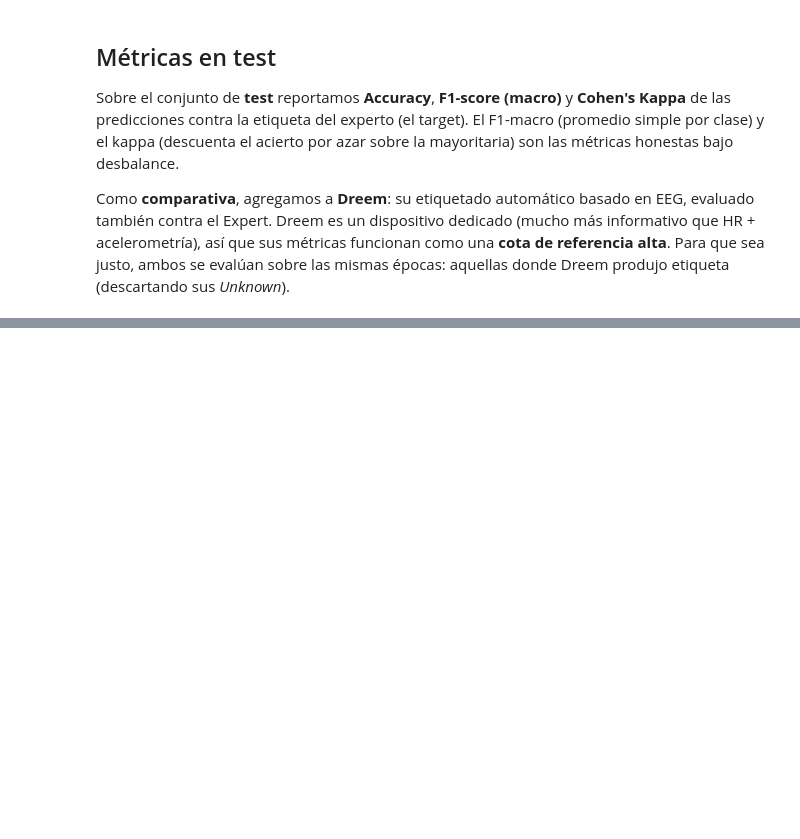
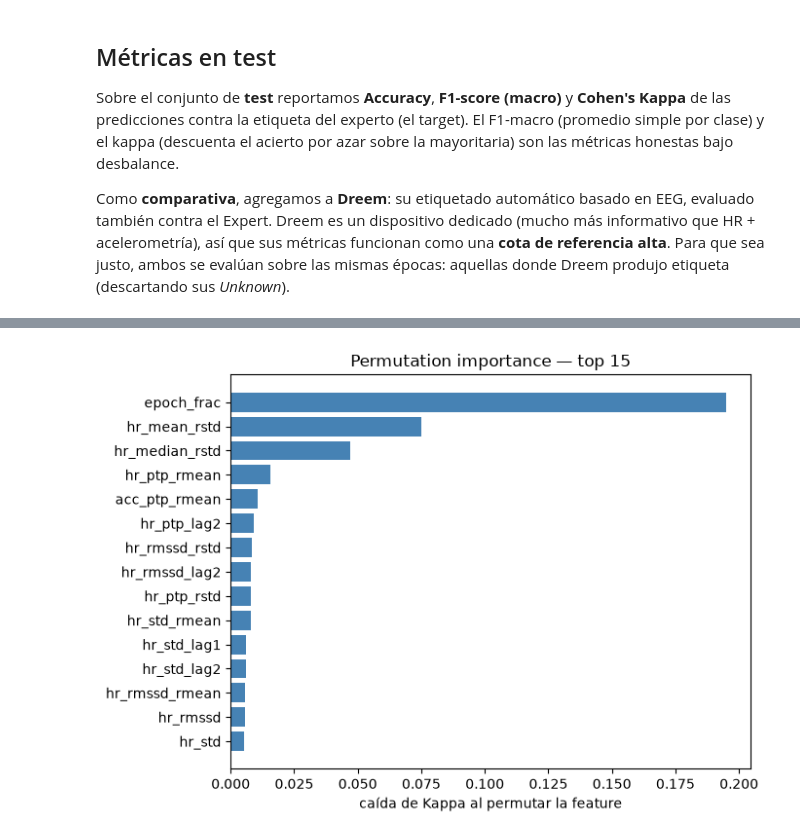
Before and after one commit to agus-pereyra/proyecto-final-ml, a Jupyter notebook: notebooks/MLP.ipynb, the cells around one changed output, grey strips where cells are left out. Saved outputs shown, nothing was run; the diff lists cells and outputs as text; code cells hidden in the pictures; blank space fills up the shorter version.

```diff
--- a/notebooks/MLP.ipynb
+++ b/notebooks/MLP.ipynb
@@ -164,0 +249,13 @@ Comparativa vs Expert (épocas con Dreem válido: 47379 de 47427):
+# %%
+imp = permutation_importance(model, n_repeats=3, top=15)
+
+feats = [f for f, _ in imp][::-1]
+vals = [v for _, v in imp][::-1]
+
+fig, ax = plt.subplots(figsize=(7, 5))
+ax.barh(feats, vals, color='steelblue')
+ax.set_xlabel('caída de Kappa al permutar la feature')
+ax.set_title('Permutation importance — top 15')
+plt.tight_layout(); plt.show()
+# %% [output]
+[figure, added]
```
Also changed, not shown: parts of 15 cells of this notebook, 4 other files.
